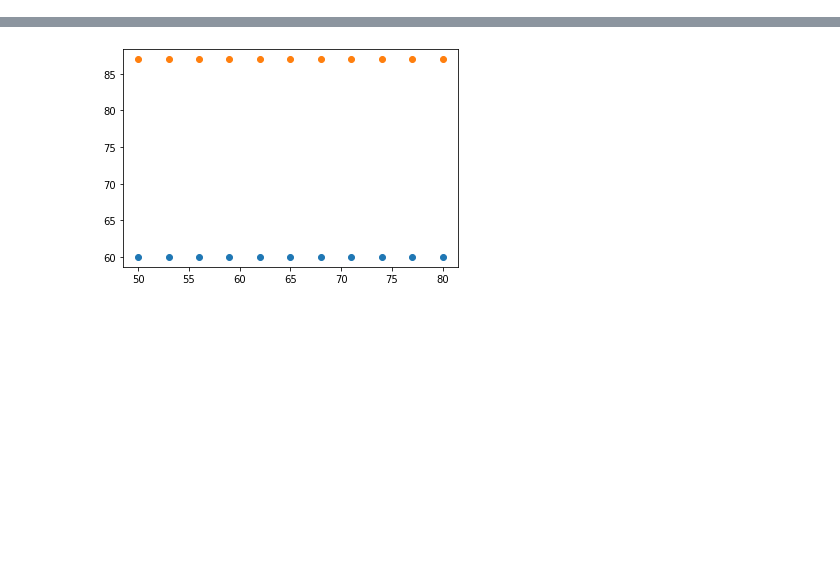
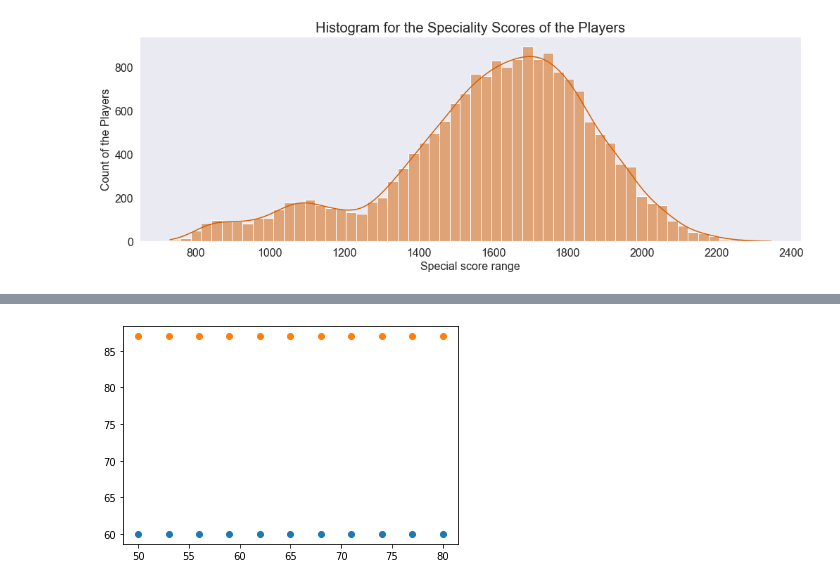
Before and after one commit to tsuchida5030/techgym_ai, a Jupyter notebook: Chapter_1/AI_running_1.ipynb, the cells around one changed output, grey strips where cells are left out. Saved outputs shown, nothing was run; the diff lists cells and outputs as text; code cells hidden in the pictures; blank space fills up the shorter version.

```diff
--- a/Chapter_1/AI_running_1.ipynb
+++ b/Chapter_1/AI_running_1.ipynb
@@ -113,0 +107,11 @@ FIFA_data.csv EXIST.
+# %%
+#特別なスコア
+plt.figure(figsize = (15, 5))
+ax = sns.histplot(data=df, x='Special', bins = 58, kde = True, color = 'r')
+ax.set_xlabel(xlabel = 'Special score range', fontsize = 16)
+ax.set_ylabel(ylabel = 'Count of the Players',fontsize = 16)
+ax.set_title(label = 'Histogram for the Speciality Scores of the Players', fontsize = 20)
+plt.tick_params(labelsize = 16)
+plt.show()
+# %% [output]
+[figure, added]
```
Also changed, not shown: parts of 9 cells of this notebook, 5 other files.
